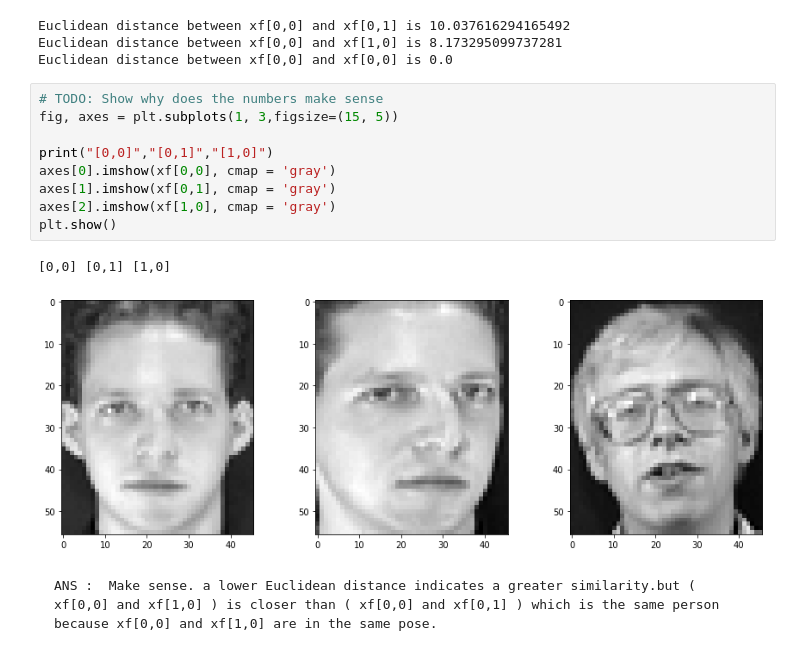
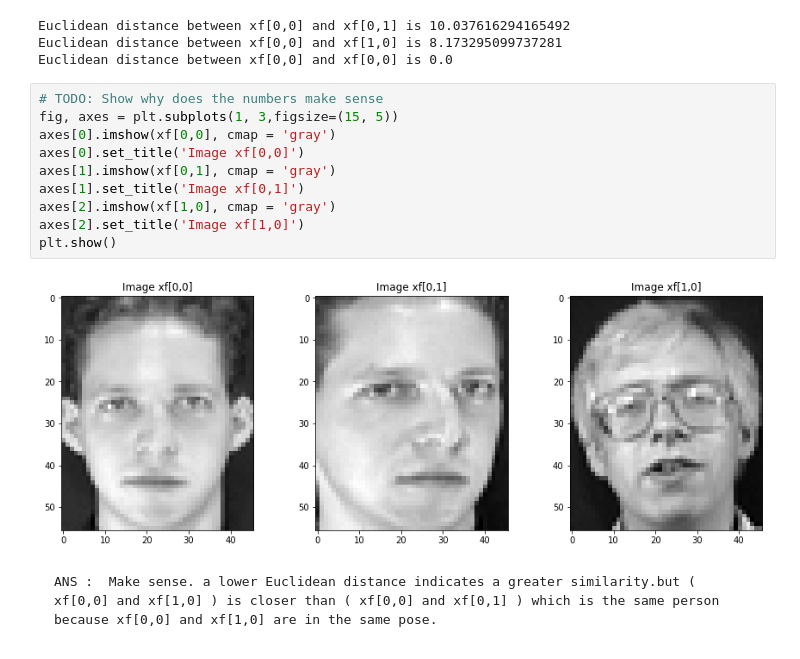
Before and after one commit to Bee0Theepob/Pattern, a Jupyter notebook: HW3/HW3_Fisherfaces(student).ipynb, the cells around one changed output. Cells and saved outputs as stored; diff of their text form.

```diff
--- a/HW3/HW3_Fisherfaces(student).ipynb
+++ b/HW3/HW3_Fisherfaces(student).ipynb
@@ -352,15 +365,15 @@ Euclidean distance between xf[0,0] and xf[0,0] is 0.0
 # %%
 # TODO: Show why does the numbers make sense
 fig, axes = plt.subplots(1, 3,figsize=(15, 5))
-
-print("[0,0]","[0,1]","[1,0]")
 axes[0].imshow(xf[0,0], cmap = 'gray')
+axes[0].set_title('Image xf[0,0]')
 axes[1].imshow(xf[0,1], cmap = 'gray')
+axes[1].set_title('Image xf[0,1]')
 axes[2].imshow(xf[1,0], cmap = 'gray')
+axes[2].set_title('Image xf[1,0]')
 plt.show()
 # %% [output]
-[0,0] [0,1] [1,0]
-[figure, old version]
+[figure, new version]
 # %% [markdown]
     ANS :  Make sense. a lower Euclidean distance indicates a greater similarity.but ( xf[0,0] and xf[1,0] ) is closer than ( xf[0,0] and xf[0,1] ) which is the same person because xf[0,0] and xf[1,0] are in the same pose.
 # %% [markdown]
```
Also changed, not shown: parts of 27 cells of this notebook.
